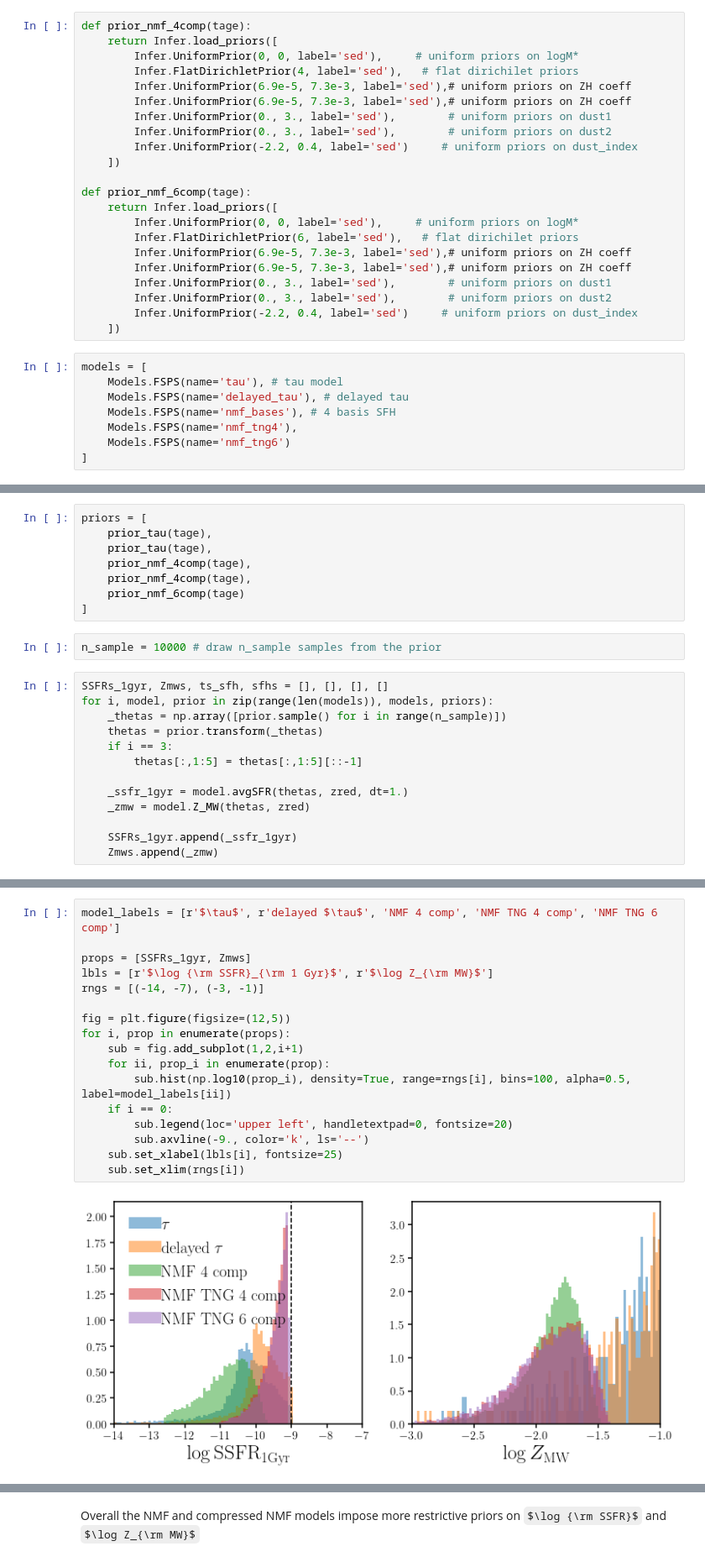
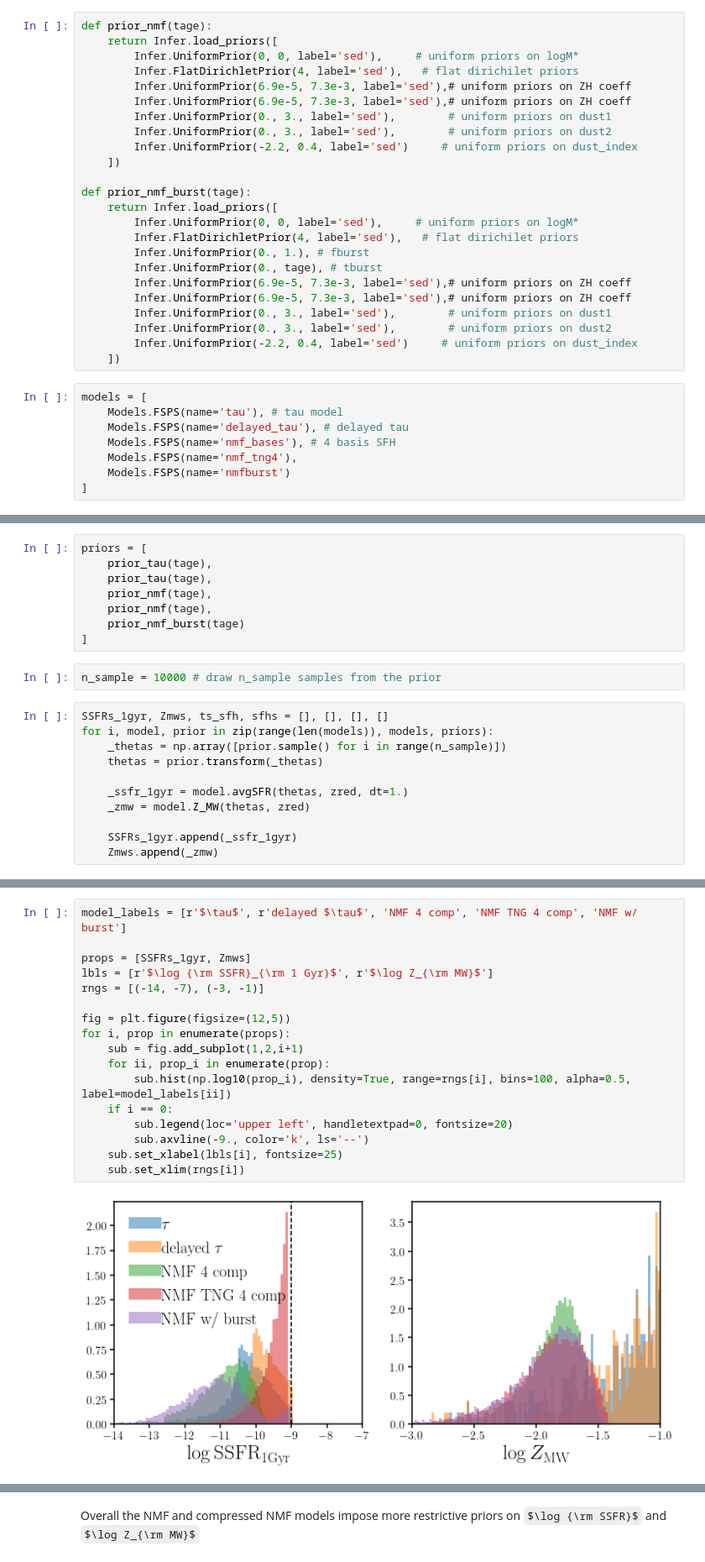
Before and after one commit to changhoonhahn/gqp_mc, a Jupyter notebook: nb/model_priors.ipynb, the cells around one changed output, grey strips where cells are left out. Shown at 84% size. Drawn from its saved outputs; the diff is of its cells as text; some formulas as TeX source.

Commit message:
NMF with burst component works quite well

```diff
--- a/nb/model_priors.ipynb
+++ b/nb/model_priors.ipynb
@@ -46,7 +47,7 @@ def prior_tau(tage):
     ])
     return prior
 # %%
-def prior_nmf_4comp(tage):
+def prior_nmf(tage):
     return Infer.load_priors([
         Infer.UniformPrior(0, 0, label='sed'),     # uniform priors on logM*
         Infer.FlatDirichletPrior(4, label='sed'),   # flat dirichilet priors
@@ -57,10 +58,12 @@ def prior_nmf_4comp(tage):
         Infer.UniformPrior(-2.2, 0.4, label='sed')     # uniform priors on dust_index
     ])
 
-def prior_nmf_6comp(tage):
+def prior_nmf_burst(tage):
     return Infer.load_priors([
         Infer.UniformPrior(0, 0, label='sed'),     # uniform priors on logM*
-        Infer.FlatDirichletPrior(6, label='sed'),   # flat dirichilet priors
+        Infer.FlatDirichletPrior(4, label='sed'),   # flat dirichilet priors
+        Infer.UniformPrior(0., 1.), # fburst
+        Infer.UniformPrior(0., tage), # tburst
         Infer.UniformPrior(6.9e-5, 7.3e-3, label='sed'),# uniform priors on ZH coeff
         Infer.UniformPrior(6.9e-5, 7.3e-3, label='sed'),# uniform priors on ZH coeff
         Infer.UniformPrior(0., 3., label='sed'),        # uniform priors on dust1
@@ -73,7 +76,7 @@ models = [
     Models.FSPS(name='delayed_tau'), # delayed tau
     Models.FSPS(name='nmf_bases'), # 4 basis SFH
     Models.FSPS(name='nmf_tng4'),
-    Models.FSPS(name='nmf_tng6')
+    Models.FSPS(name='nmfburst')
 ]
 # %% [markdown]
 # Comparison at a single redshift $z=0.01$
@@ -84,9 +87,9 @@ tage = Planck13.age(zred).value
 priors = [
     prior_tau(tage),
     prior_tau(tage),
-    prior_nmf_4comp(tage),
-    prior_nmf_4comp(tage),
-    prior_nmf_6comp(tage)
+    prior_nmf(tage),
+    prior_nmf(tage),
+    prior_nmf_burst(tage)
 ]
 # %%
 n_sample = 10000 # draw n_sample samples from the prior
@@ -95,8 +98,6 @@ SSFRs_1gyr, Zmws, ts_sfh, sfhs = [], [], [], []
 for i, model, prior in zip(range(len(models)), models, priors):
     _thetas = np.array([prior.sample() for i in range(n_sample)])
     thetas = prior.transform(_thetas)
-    if i == 3:
-        thetas[:,1:5] = thetas[:,1:5][::-1]
 
     _ssfr_1gyr = model.avgSFR(thetas, zred, dt=1.)
     _zmw = model.Z_MW(thetas, zred)
@@ -110,22 +111,22 @@ print([_ssfr.max() for _ssfr in SSFRs_1gyr])
 # %%
-model_labels = [r'$\tau$', r'delayed $\tau$', 'NMF 4 comp', 'NMF TNG 4 comp', 'NMF TNG 6 comp']
+model_labels = [r'$\tau$', r'delayed $\tau$', 'NMF 4 comp', 'NMF TNG 4 comp', 'NMF w/ burst']
 
 props = [SSFRs_1gyr, Zmws]
 lbls = [r'$\log {\rm SSFR}_{\rm 1 Gyr}$', r'$\log Z_{\rm MW}$']
 rngs = [(-14, -7), (-3, -1)]
 
 fig = plt.figure(figsize=(12,5))
 for i, prop in enumerate(props):
     sub = fig.add_subplot(1,2,i+1)
     for ii, prop_i in enumerate(prop):
         sub.hist(np.log10(prop_i), density=True, range=rngs[i], bins=100, alpha=0.5, label=model_labels[ii])
     if i == 0:
         sub.legend(loc='upper left', handletextpad=0, fontsize=20)
         sub.axvline(-9., color='k', ls='--')
     sub.set_xlabel(lbls[i], fontsize=25)
     sub.set_xlim(rngs[i])
 # %% [output]
-[figure, old version]
+[figure, new version]
 # %%
 fig = None
 for i in range(len(models)):
```
Also changed, not shown: parts of 5 cells of this notebook.
